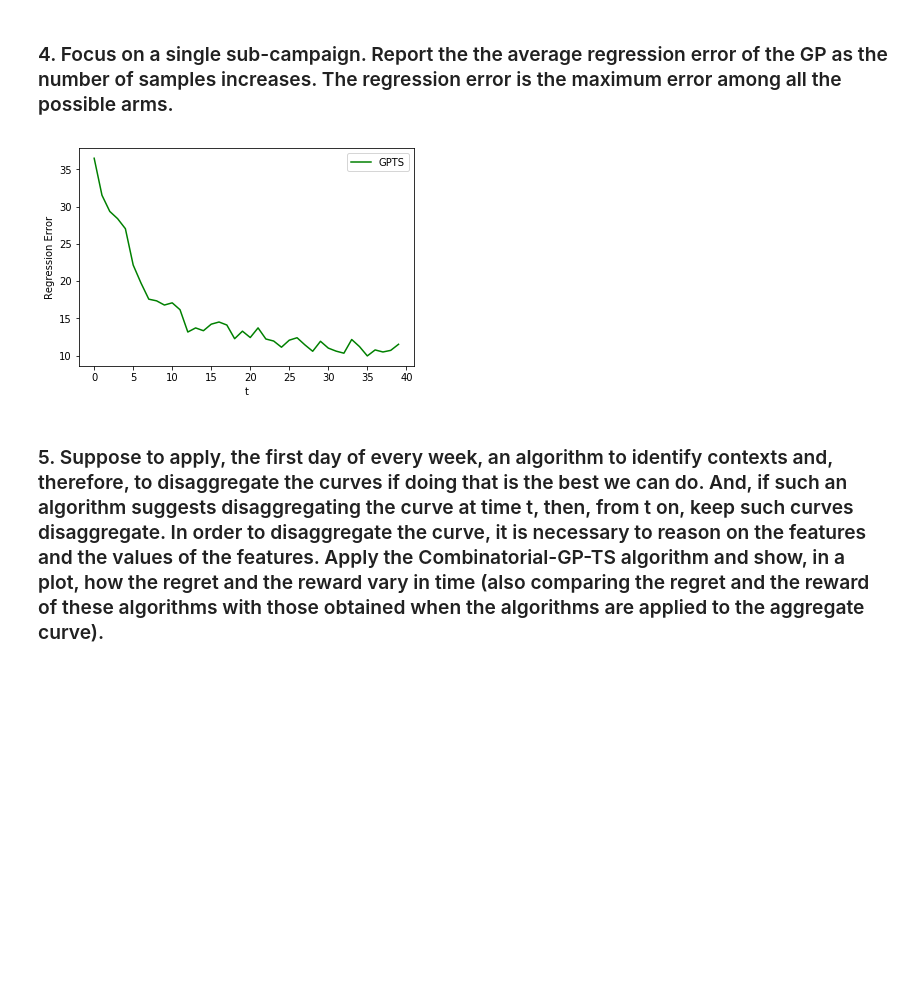
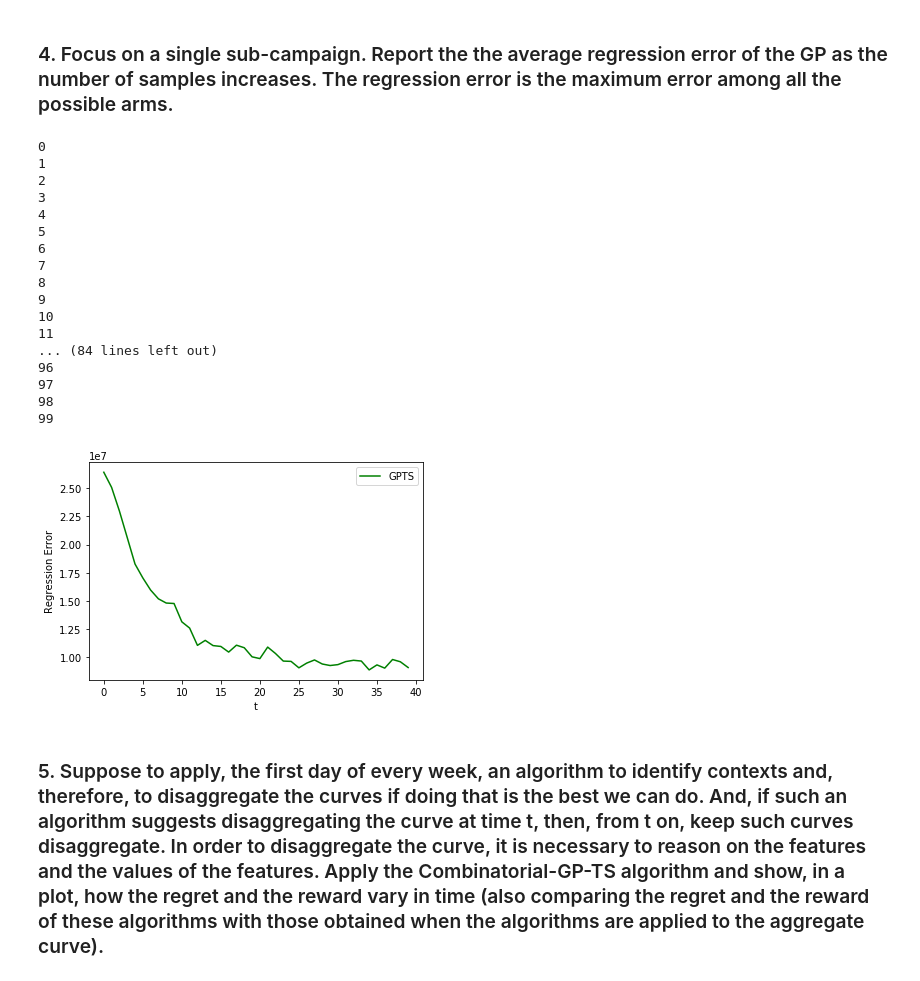
Before and after one commit to filipkrasniqi/DIA, a Jupyter notebook: DIA Project - Part 3.ipynb, the cells around one changed output. Cells and saved outputs as stored; diff of their text form; code cells hidden in the pictures; blank space fills up the shorter version.

Commit message:
Plot percentage regression error

```diff
--- a/DIA Project - Part 3.ipynb
+++ b/DIA Project - Part 3.ipynb
@@ -276,34 +276,52 @@ plt.show()
 # %%
 # from filip bidding env
 sigma = 10
 
 T = 40
 
-n_experiments = 30
+n_experiments = 100
 gpts_rewards_per_experiment = []
 gaussian_error_per_experiment = []
 
 for e in range(0, n_experiments):
+    print(e)
     env = Environment(daily_budgets=budgets, sigma=sigma)
     gpts_learner = GPTS_Learner(n_arms=len(budgets), arms=budgets)
     gpts_errors = []
 
     for t in range(0, T):
         pulled_arm = gpts_learner.pull_arm()
         reward = env.round(pulled_arm)
         gpts_learner.update(pulled_arm, reward)
-        gpts_errors.append(np.max(np.absolute(env.means - gpts_learner.means)))
+        gpts_errors.append(np.max(np.absolute((env.means - gpts_learner.means)/(env.means+0.000001))))
 
     gpts_rewards_per_experiment.append(gpts_learner.collected_rewards)
     gaussian_error_per_experiment.append(gpts_errors)
 
 plt.figure(0)
 plt.xlabel("t")
 plt.ylabel("Regression Error")
 plt.plot(np.mean(gaussian_error_per_experiment, axis=0), 'g')
 plt.legend(["GPTS"])
 plt.show()
 # %% [output]
+0
+1
+2
+3
+4
+5
+6
+7
+8
+9
+10
+11
+... (84 lines left out)
+96
+97
+98
+99
-[figure, old version]
+[figure, new version]
 # %% [markdown]
 ### 5. Suppose to apply, the first day of every week, an algorithm to identify contexts and, therefore, to disaggregate the curves if doing that is the best we can do. And, if such an algorithm suggests disaggregating the curve at time t, then, from t on, keep such curves disaggregate. In order to disaggregate the curve, it is necessary to reason on the features and the values of the features. Apply the Combinatorial-GP-TS algorithm and show, in a plot, how the regret and the reward vary in time (also comparing the regret and the reward of these algorithms with those obtained when the algorithms are applied to the aggregate curve).
```
